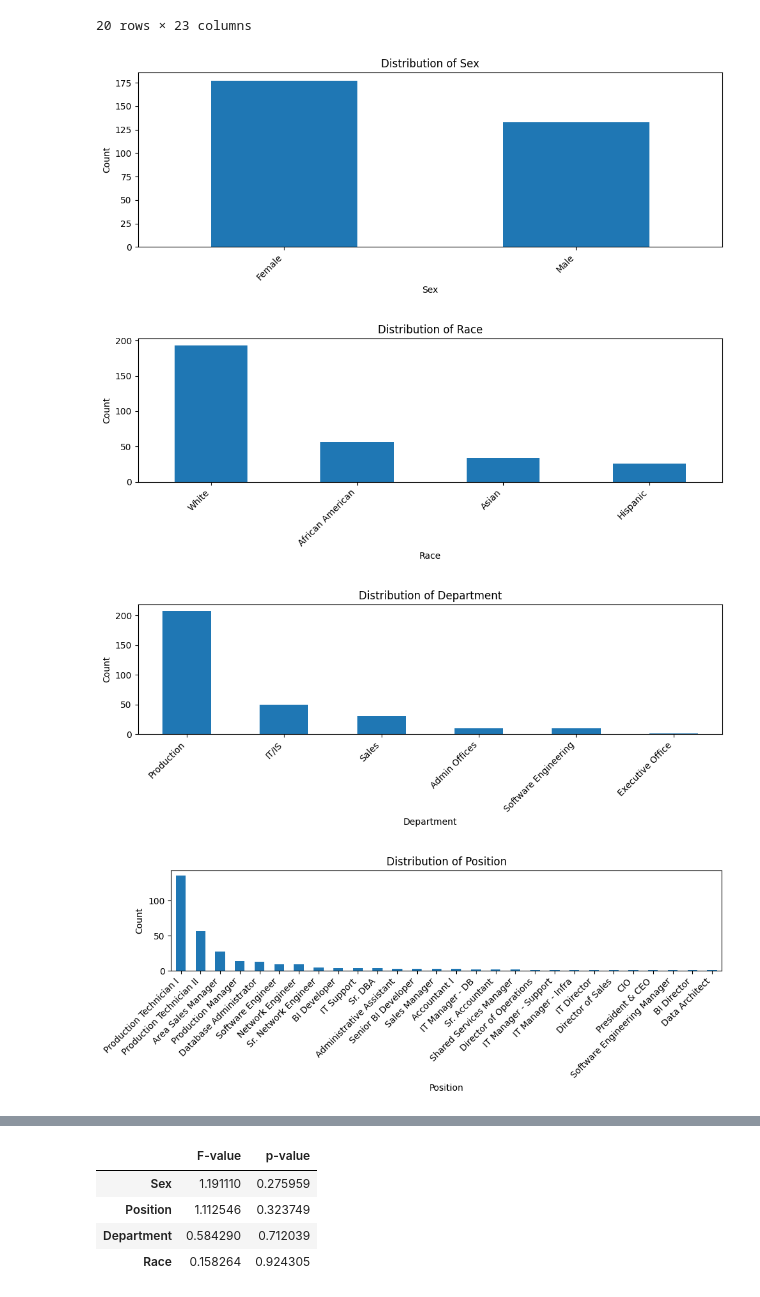
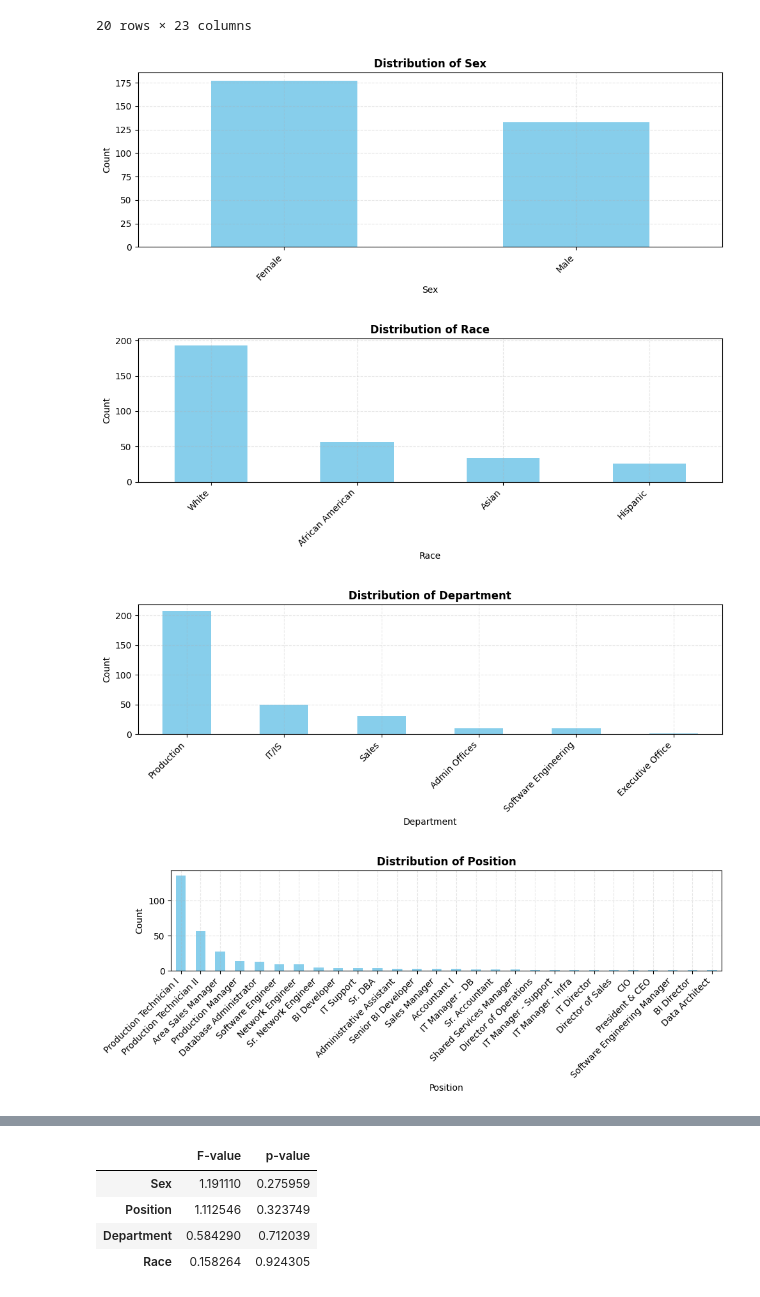
Before and after one commit to sorrychoe/HR-analysis, a Jupyter notebook: notebook/HR.ipynb, the cells around one changed output, grey strips where cells are left out. Saved outputs shown, nothing was run; the diff lists cells and outputs as text; code cells hidden in the pictures.

```diff
--- a/notebook/HR.ipynb
+++ b/notebook/HR.ipynb
@@ -4,7 +4,7 @@ import pandas as pd
 import warnings
 warnings.filterwarnings("ignore")
 
-df = pd.read_csv("/Users/cjsso/workspace/practice/HR/data/HR.csv")
+df = pd.read_csv("/Users/hee/Desktop/HR/HR-analysis/data/HR.csv")
 
 df["Date of Birth"] = pd.to_datetime(df["Date of Birth"])
 df["Date of Hire"] = pd.to_datetime(df["Date of Hire"])
@@ -39,19 +39,20 @@ df.head(20)
 # %%
 import matplotlib.pyplot as plt
 
 categorical_vars = ['Sex', 'Race', 'Department', 'Position', 'Marital Status']
 
 for col in categorical_vars:
     plt.figure(figsize=(10, 4))
-    df[col].value_counts().plot(kind='bar')
-    plt.title(f'Distribution of {col}')
+    df[col].value_counts().plot(kind='bar', color='skyblue')
+    plt.title(f'Distribution of {col}', fontweight='bold')
     plt.ylabel('Count')
     plt.xlabel(col)
-    plt.xticks(rotation=45, ha='right')
+    plt.xticks(rotation = 45, ha='right')
     plt.tight_layout()
+    plt.grid(True, alpha=0.3, linestyle='--')
     plt.show()
 # %% [output]
-[figure, old version]
+[figure, new version]
-[figure, old version]
+[figure, new version]
-[figure, old version]
+[figure, new version]
-[figure, old version]
+[figure, new version]
```
Also changed, not shown: parts of 4 cells of this notebook, 4 other files.
